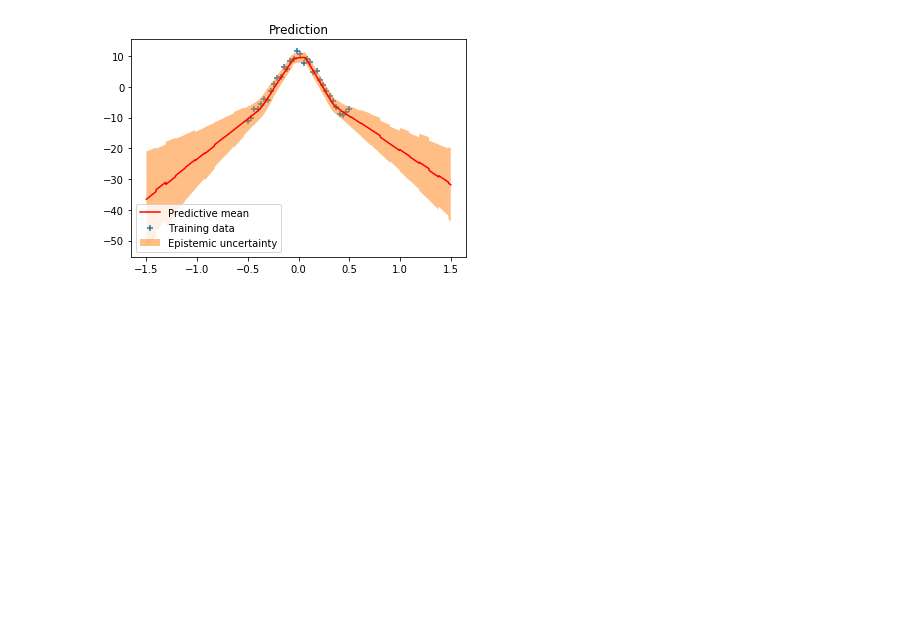
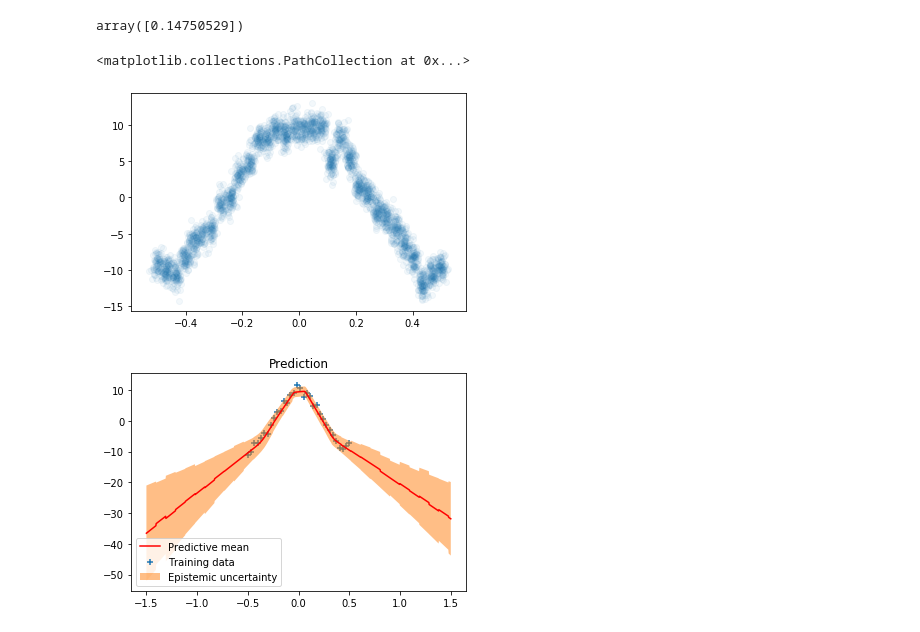
Before and after one commit to CoopLo/normalizingflows, a Jupyter notebook: bnn_sample.ipynb, the cells around one changed output. Saved outputs shown, nothing was run; the diff lists cells and outputs as text; code cells hidden in the pictures; blank space fills up the shorter version.

```diff
--- a/bnn_sample.ipynb
+++ b/bnn_sample.ipynb
@@ -38,0 +38,29 @@ plt.legend();
+# %%
+def g(x, sigma):
+    epsilon = np.random.randn(*x.shape) * sigma
+    return x + epsilon
+g(np.array([1]),0.5)
+# %% [output]
+array([0.14750529])
+# %%
+data = pd.DataFrame()
+data['X'] = X
+data['y'] = y
+
+def noise(a):
+    re
+# %%
+bs_samples_X = []
+bs_samples_y = []
+
+n_iters = 100
+
+for i in range(n_iters):
+    sampled = data.sample(frac=0.9, replace=True)
+
+    bs_samples_X.append(g(sampled['X'], 0.01))
+    bs_samples_y.append(g(sampled['y'], 1))
+plt.scatter(bs_samples_X, bs_samples_y, alpha=0.05)
+# %% [output]
+<matplotlib.collections.PathCollection at 0x...>
+[figure, added]
```
Also changed, not shown: parts of 3 cells of this notebook.
